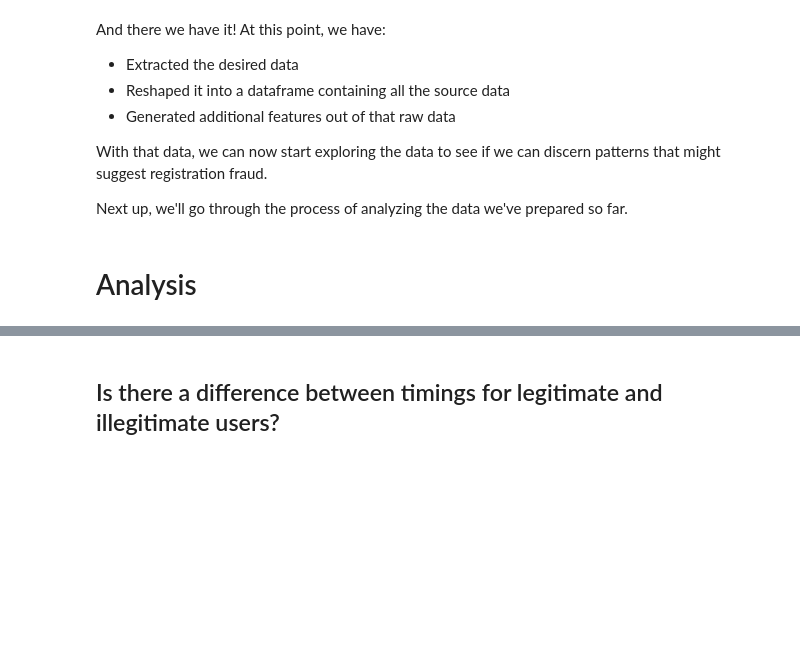
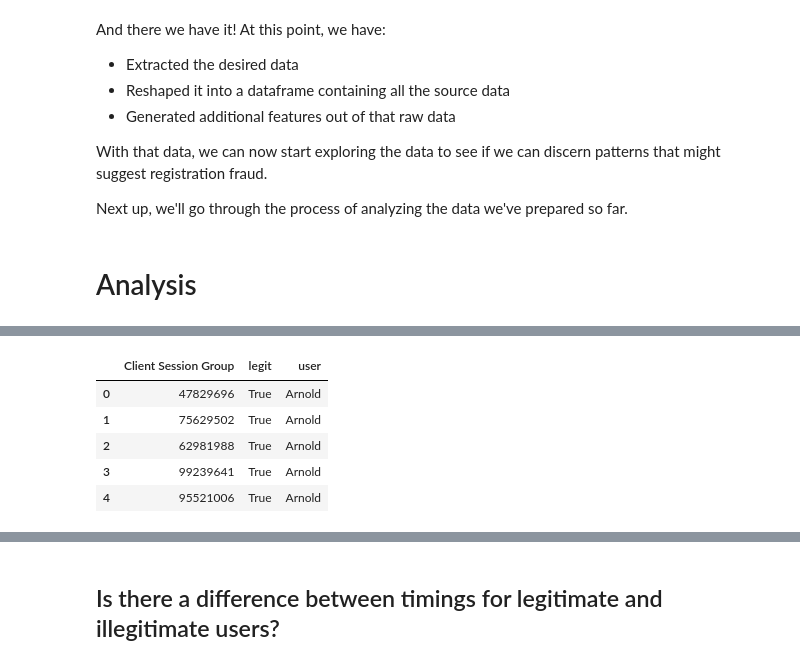
Before and after one commit to moonsense/demo, a Jupyter notebook: reg-id-fraud/notebooks/reg-id-fraud.ipynb, the cells around one changed output, grey strips where cells are left out. Saved outputs shown, nothing was run; the diff lists cells and outputs as text; code cells hidden in the pictures; blank space fills up the shorter version.

```diff
--- a/reg-id-fraud/notebooks/reg-id-fraud.ipynb
+++ b/reg-id-fraud/notebooks/reg-id-fraud.ipynb
@@ -376,0 +408,9 @@ For details on how these visuals were generated, along with examples of other ex
+# %%
+input_dat_sub.head()
+# %% [output]
+|  | Client Session Group | legit | user |
+| 0 | 47829696 | True | Arnold |
+| 1 | 75629502 | True | Arnold |
+| 2 | 62981988 | True | Arnold |
+| 3 | 99239641 | True | Arnold |
+| 4 | 95521006 | True | Arnold |
```
Also changed, not shown: parts of 18 cells of this notebook.
